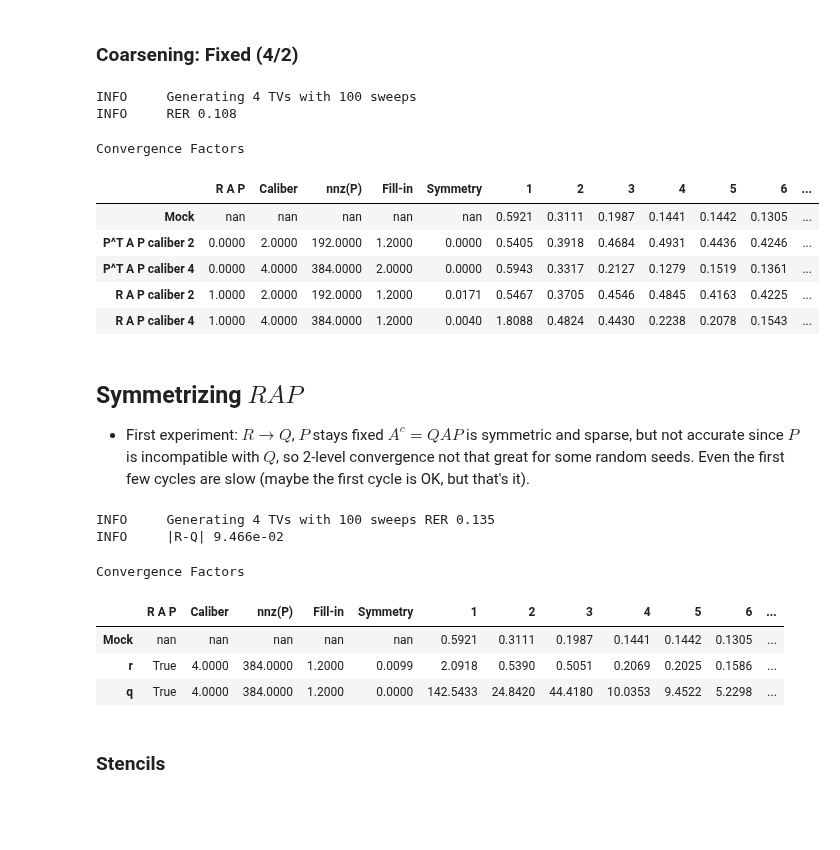
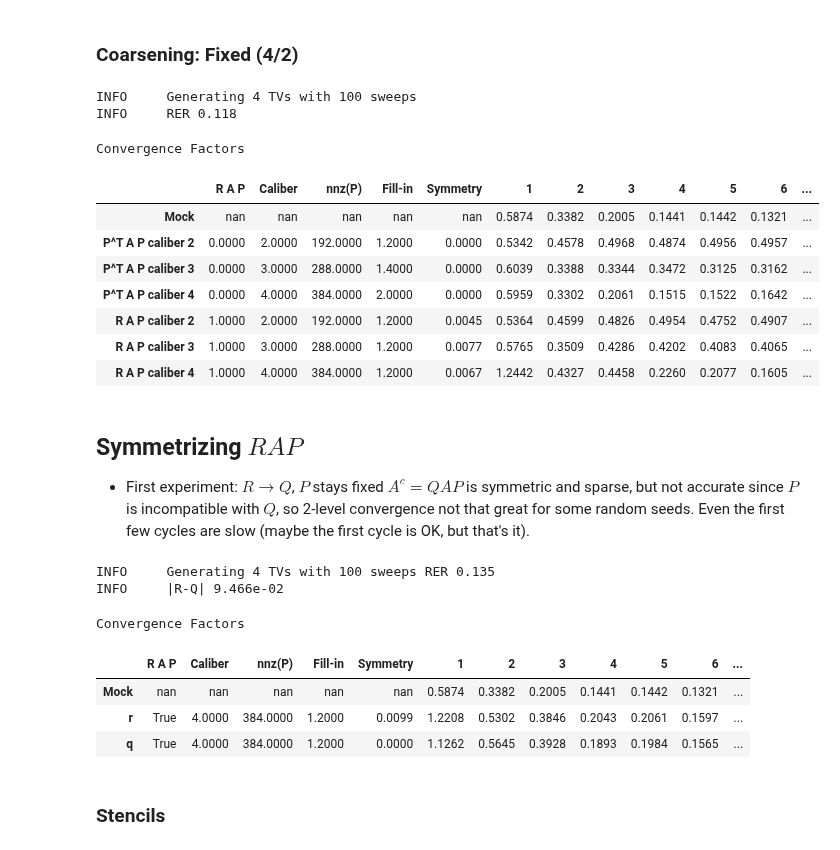
Before and after one commit to 436ahsan/Helmholtz, a Jupyter notebook: notebooks/repetitive/4_2_coarsening_3_level_qap.ipynb, the cells around one changed output. Drawn from its saved outputs; the diff is of its cells as text; code cells hidden in the pictures; blank space fills up the shorter version.

```diff
--- a/notebooks/repetitive/4_2_coarsening_3_level_qap.ipynb
+++ b/notebooks/repetitive/4_2_coarsening_3_level_qap.ipynb
@@ -127,7 +127,7 @@ xc = R.dot(x)
 mock_conv = [hm.setup.auto_setup.mock_cycle_conv_factor(level, R, nu) for nu in nu_values]
 
 # Interpolation by LS fitting. Measure 2-level rrates.
-calibers = (2, 4)
+calibers = (2, 3, 4)
 p_experiment = {}
 l2c_experiment = {}
 coarsening_values = (False, True)
@@ -142,47 +142,51 @@ for use_r_as_restriction, title in zip(coarsening_values, titles):
             caliber=caliber, fit_scheme=fit_scheme, weighted=weighted)
         ml = hm.repetitive.locality.create_two_level_hierarchy(
                 kh, discretization, n, R, p, aggregate_size, num_components,
                     use_r_as_restriction=use_r_as_restriction)
         ac = ml[1].a
         fill_in_factor = (ac.nnz / ml[0].a.nnz) * (ml[0].a.shape[0] / ac.shape[0])
         symmetry_deviation = np.max(np.abs(ac - ac.transpose()))
         two_level_conv = np.array([
             hm.repetitive.locality.two_level_conv_factor(
-                ml, nu, print_frequency=None)[1]
+                ml, nu, nu_coarsest=100, print_frequency=None)[1]
              for nu in nu_values])
         l2c.append([use_r_as_restriction, caliber, p.nnz, fill_in_factor, symmetry_deviation] + list(two_level_conv))
         p_caliber.append(p)
 
     p_experiment[use_r_as_restriction] = p_caliber
     l2c_experiment[use_r_as_restriction] = l2c
 
 all_conv = pd.DataFrame(np.array(
     [[np.nan] * 5 + mock_conv] +
     [v for use_r_as_restriction in coarsening_values for v in l2c_experiment[use_r_as_restriction]]),
                     columns=("R A P", "Caliber", "nnz(P)", "Fill-in", "Symmetry") + tuple(nu_values),
                         index=("Mock", ) + tuple("{} caliber {}".format(title, caliber) for title in titles
                           for caliber in calibers))
 styler = all_conv.style.set_caption("Convergence Factors").format(precision=4)
 display_html(styler._repr_html_(), raw=True)
 
 all_conv0 = all_conv
 # %% [output]
 INFO     Generating 4 TVs with 100 sweeps
-INFO     RER 0.108
+INFO     RER 0.118
 Convergence Factors
 |  | R A P | Caliber | nnz(P) | Fill-in | Symmetry | 1 | 2 | 3 | 4 | 5 | 6 | ... |
-| Mock | nan | nan | nan | nan | nan | 0.5921 | 0.3111 | 0.1987 | 0.1441 | 0.1442 | 0.1305 | ... |
-| P^T A P caliber 2 | 0.0000 | 2.0000 | 192.0000 | 1.2000 | 0.0000 | 0.5405 | 0.3918 | 0.4684 | 0.4931 | 0.4436 | 0.4246 | ... |
-| P^T A P caliber 4 | 0.0000 | 4.0000 | 384.0000 | 2.0000 | 0.0000 | 0.5943 | 0.3317 | 0.2127 | 0.1279 | 0.1519 | 0.1361 | ... |
-| R A P caliber 2 | 1.0000 | 2.0000 | 192.0000 | 1.2000 | 0.0171 | 0.5467 | 0.3705 | 0.4546 | 0.4845 | 0.4163 | 0.4225 | ... |
-| R A P caliber 4 | 1.0000 | 4.0000 | 384.0000 | 1.2000 | 0.0040 | 1.8088 | 0.4824 | 0.4430 | 0.2238 | 0.2078 | 0.1543 | ... |
+| Mock | nan | nan | nan | nan | nan | 0.5874 | 0.3382 | 0.2005 | 0.1441 | 0.1442 | 0.1321 | ... |
+| P^T A P caliber 2 | 0.0000 | 2.0000 | 192.0000 | 1.2000 | 0.0000 | 0.5342 | 0.4578 | 0.4968 | 0.4874 | 0.4956 | 0.4957 | ... |
+| P^T A P caliber 3 | 0.0000 | 3.0000 | 288.0000 | 1.4000 | 0.0000 | 0.6039 | 0.3388 | 0.3344 | 0.3472 | 0.3125 | 0.3162 | ... |
+| P^T A P caliber 4 | 0.0000 | 4.0000 | 384.0000 | 2.0000 | 0.0000 | 0.5959 | 0.3302 | 0.2061 | 0.1515 | 0.1522 | 0.1642 | ... |
+| R A P caliber 2 | 1.0000 | 2.0000 | 192.0000 | 1.2000 | 0.0045 | 0.5364 | 0.4599 | 0.4826 | 0.4954 | 0.4752 | 0.4907 | ... |
+| R A P caliber 3 | 1.0000 | 3.0000 | 288.0000 | 1.2000 | 0.0077 | 0.5765 | 0.3509 | 0.4286 | 0.4202 | 0.4083 | 0.4065 | ... |
+| R A P caliber 4 | 1.0000 | 4.0000 | 384.0000 | 1.2000 | 0.0067 | 1.2442 | 0.4327 | 0.4458 | 0.2260 | 0.2077 | 0.1605 | ... |
 # %% [markdown]
 ## Symmetrizing $R A P$
 * First experiment: $R \rightarrow Q$, $P$ stays fixed
 $A^c = QAP$ is symmetric and sparse, but not accurate since $P$ is incompatible with $Q$, so 2-level convergence not that great for some random seeds. Even the first few cycles are slow (maybe the first cycle is OK, but that's it).
 # %%
 # Fixed seed for reproducible results.
-np.random.seed(0)
+#for seed in range(100):
+seed = 0
+np.random.seed(seed)
 
 # Generate initial test vectors.
 nu = num_sweeps_on_vectors if num_sweeps_on_vectors is not None else num_sweeps
@@ -225,7 +229,7 @@ for title, restriction in zip(titles, restrictions):
     symmetry_deviation = np.max(np.abs(ac - ac.transpose()))
     two_level_result = [
         hm.repetitive.locality.two_level_conv_factor(
-            ml, nu_pre=0, nu_post=nu, print_frequency=None, debug=False)
+            ml, nu_pre=0, nu_post=nu, nu_coarsest=100, print_frequency=None, debug=False)
          for nu in nu_values]
     two_level_conv = np.array([row[1] for row in two_level_result])
     slowest_vector.append([row[0] for row in two_level_result])
@@ -241,9 +245,9 @@ INFO     Generating 4 TVs with 100 sweeps RER 0.135
 INFO     |R-Q| 9.466e-02
 Convergence Factors
 |  | R A P | Caliber | nnz(P) | Fill-in | Symmetry | 1 | 2 | 3 | 4 | 5 | 6 | ... |
-| Mock | nan | nan | nan | nan | nan | 0.5921 | 0.3111 | 0.1987 | 0.1441 | 0.1442 | 0.1305 | ... |
-| r | True | 4.0000 | 384.0000 | 1.2000 | 0.0099 | 2.0918 | 0.5390 | 0.5051 | 0.2069 | 0.2025 | 0.1586 | ... |
-| q | True | 4.0000 | 384.0000 | 1.2000 | 0.0000 | 142.5433 | 24.8420 | 44.4180 | 10.0353 | 9.4522 | 5.2298 | ... |
+| Mock | nan | nan | nan | nan | nan | 0.5874 | 0.3382 | 0.2005 | 0.1441 | 0.1442 | 0.1321 | ... |
+| r | True | 4.0000 | 384.0000 | 1.2000 | 0.0099 | 1.2208 | 0.5302 | 0.3846 | 0.2043 | 0.2061 | 0.1597 | ... |
+| q | True | 4.0000 | 384.0000 | 1.2000 | 0.0000 | 1.1262 | 0.5645 | 0.3928 | 0.1893 | 0.1984 | 0.1565 | ... |
 # %% [markdown]
 ### Stencils
 # %%
```
Also changed, not shown: parts of 2 cells of this notebook, 2 other files.
